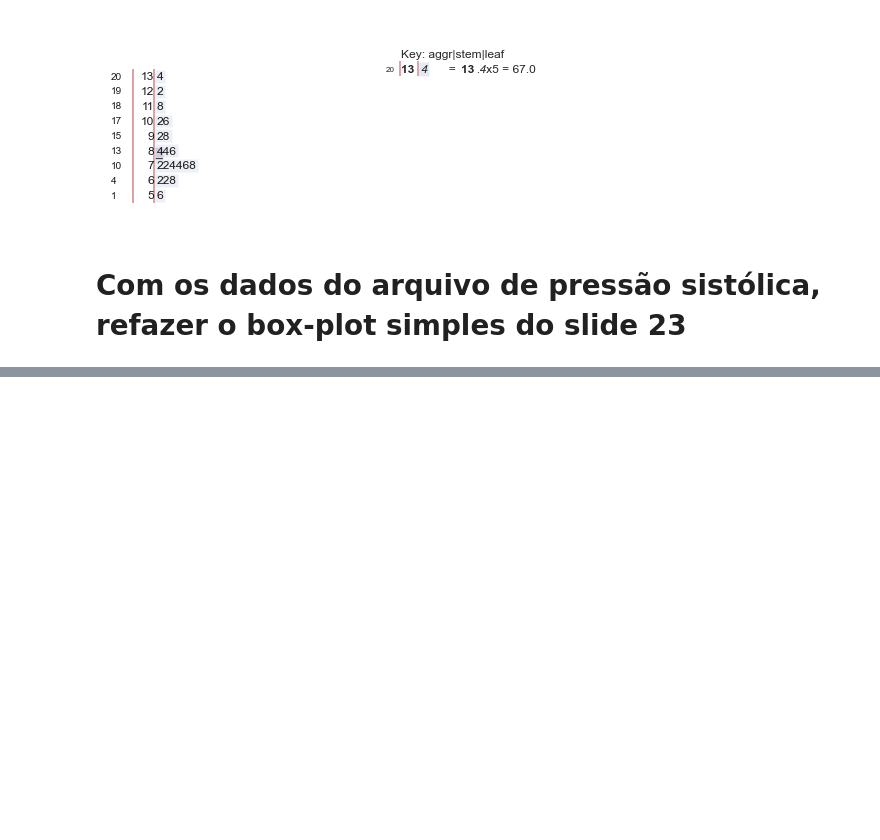
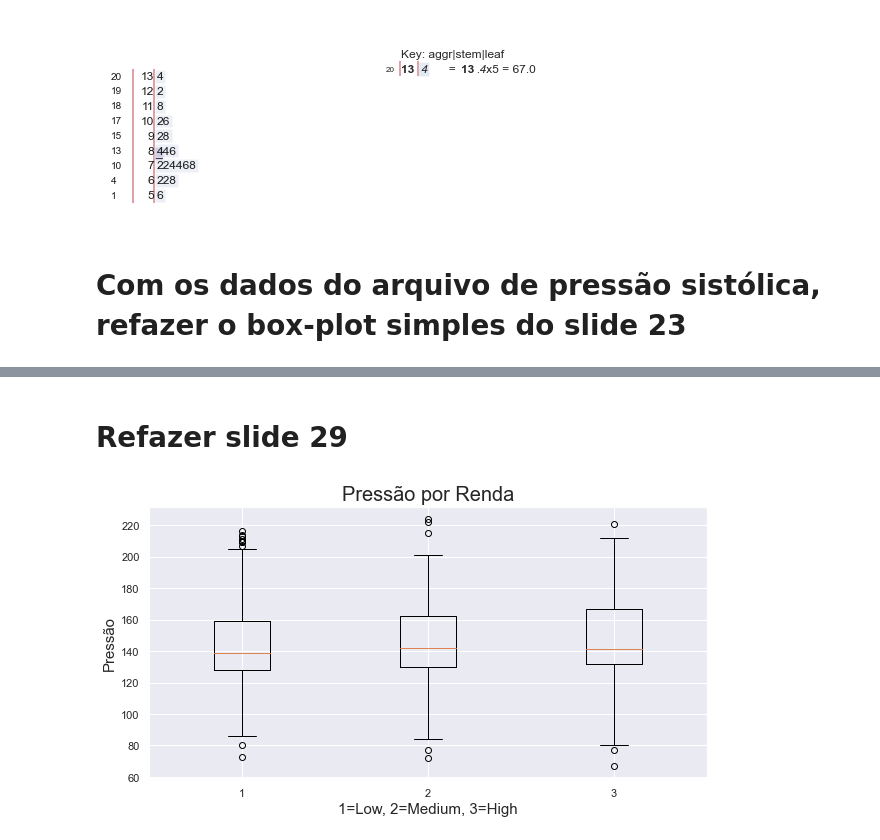
Before and after one commit to mendesrafael965/Estatistica, a Jupyter notebook: Lista 2.ipynb, the cells around one changed output, grey strips where cells are left out. Drawn from its saved outputs; the diff is of its cells as text; code cells hidden in the pictures; blank space fills up the shorter version.

```diff
--- a/Lista 2.ipynb
+++ b/Lista 2.ipynb
@@ -154,0 +181,18 @@ plt.show()
+# %% [markdown]
+# Refazer slide 29
+# %%
+#Fazer filtros de sbp por overwt
+mask_low = blood_df["income"] == 1
+mask_medium = blood_df["income"] == 2
+mask_high = blood_df["income"] == 3
+
+dist = [blood_df[mask_low]["sbp"],blood_df[mask_medium]["sbp"],blood_df[mask_high]["sbp"]]
+
+plt.figure(figsize=(10,5))
+plt.boxplot(dist)
+plt.title("Pressão por Renda", size=20)
+plt.xlabel("1=Low, 2=Medium, 3=High", size=15)
+plt.ylabel("Pressão", size=15)
+plt.show()
+# %% [output]
+[figure, added]
```
Also changed, not shown: parts of 8 cells of this notebook.
